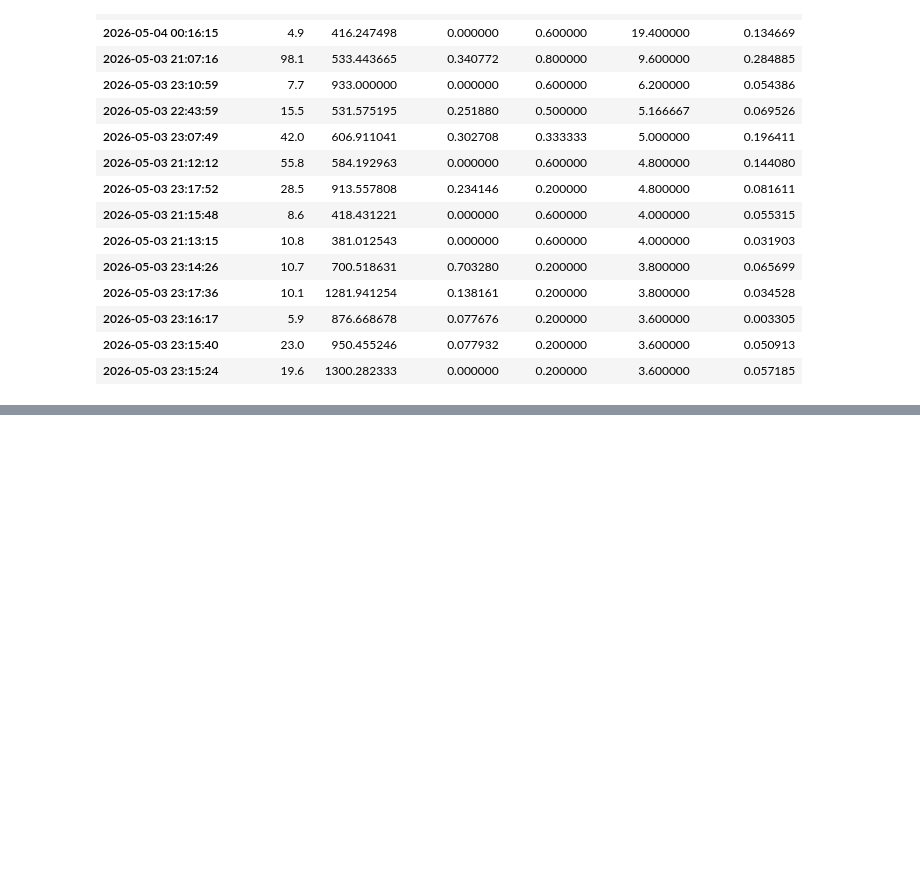
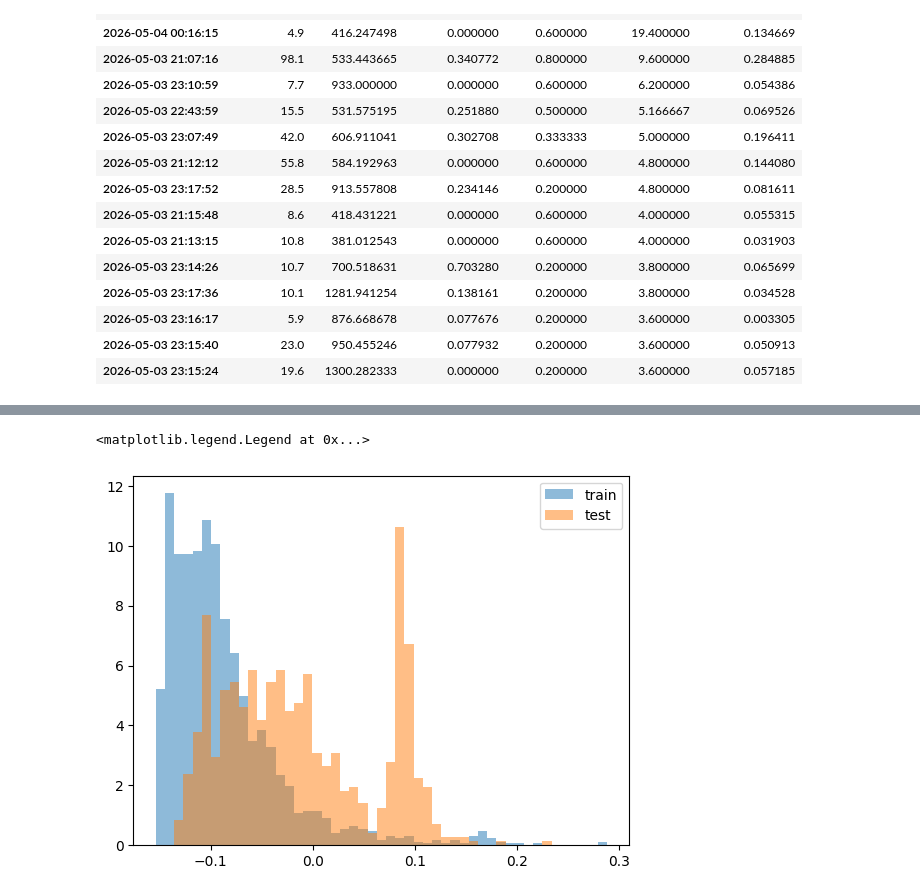
Before and after one commit to mai-Den06/ServerAnomalyDetection, a Jupyter notebook: notebooks/03_ml_methods.ipynb, the cells around one changed output, grey strips where cells are left out. Drawn from its saved outputs; the diff is of its cells as text; code cells hidden in the pictures; blank space fills up the shorter version.

Commit message:
feature-isolation-forest: add: 時刻順分割とIFの汎化確認を追加

```diff
--- a/notebooks/03_ml_methods.ipynb
+++ b/notebooks/03_ml_methods.ipynb
@@ -153,3 +153,11 @@ result_df.sort_values("gc_time_rate_ms", ascending=False).head(15)[
 | 2026-05-03 23:16:17 | 5.9 | 876.668678 | 0.077676 | 0.200000 | 3.600000 | 0.003305 |
 | 2026-05-03 23:15:40 | 23.0 | 950.455246 | 0.077932 | 0.200000 | 3.600000 | 0.050913 |
 | 2026-05-03 23:15:24 | 19.6 | 1300.282333 | 0.000000 | 0.200000 | 3.600000 | 0.057185 |
+# %%
+import numpy as np
+from evaluation.splitter import time_split
+from detectors.ml.isolation_forest import IsolationForestDetector
+
+train, test = time_split(df, 0.7)
+det = IsolationForestDetector().fit(train)
+s_train, s_test = det.score(train), det.score(test)
@@ -155,0 +184,8 @@ result_df.sort_values("gc_time_rate_ms", ascending=False).head(15)[
+# %%
+bins = np.linspace(min(s_train.min(), s_test.min()), max(s_train.max(), s_test.max()), 50)
+plt.hist(s_train, bins=bins, density=True, alpha=0.5, label="train")
+plt.hist(s_test, bins=bins, density=True, alpha=0.5, label="test")
+plt.legend()
+# %% [output]
+<matplotlib.legend.Legend at 0x...>
+[figure, added]
```
Also changed, not shown: parts of 2 cells of this notebook, 2 other files.
